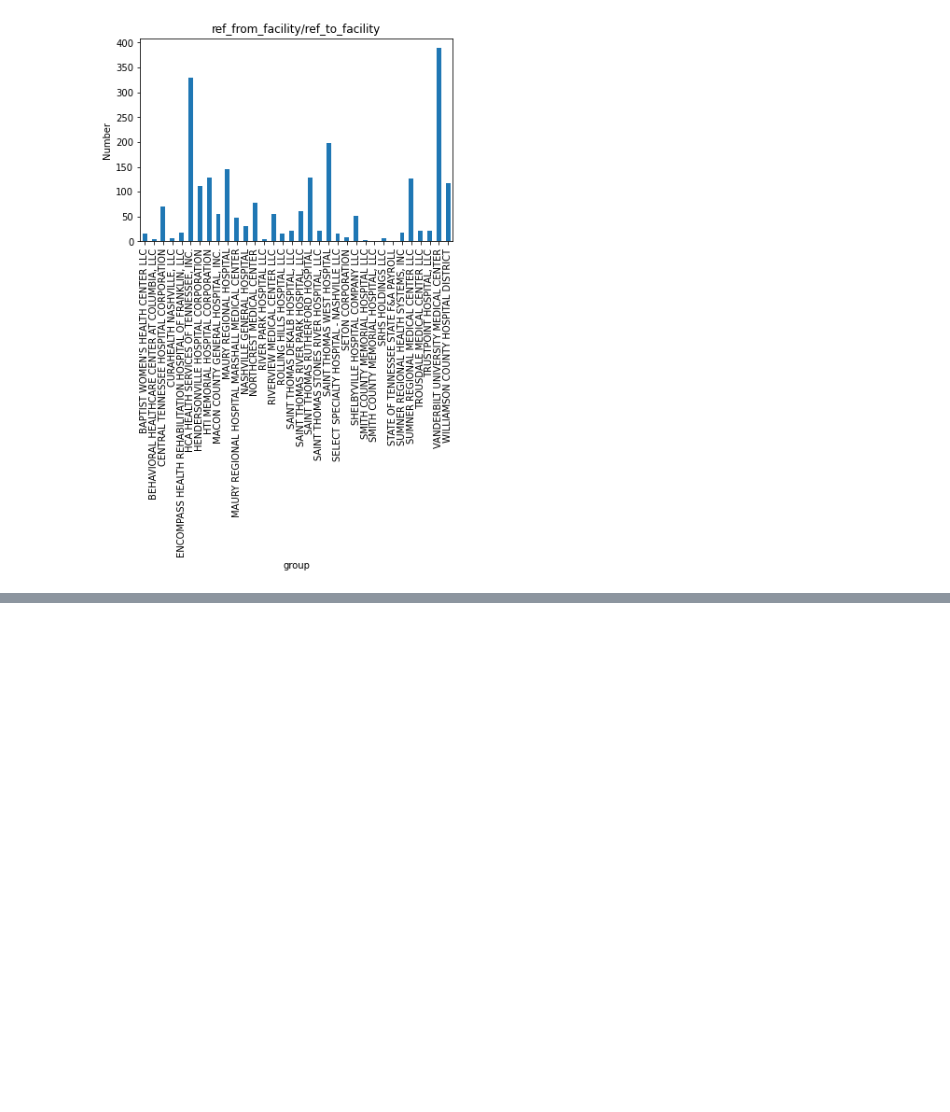
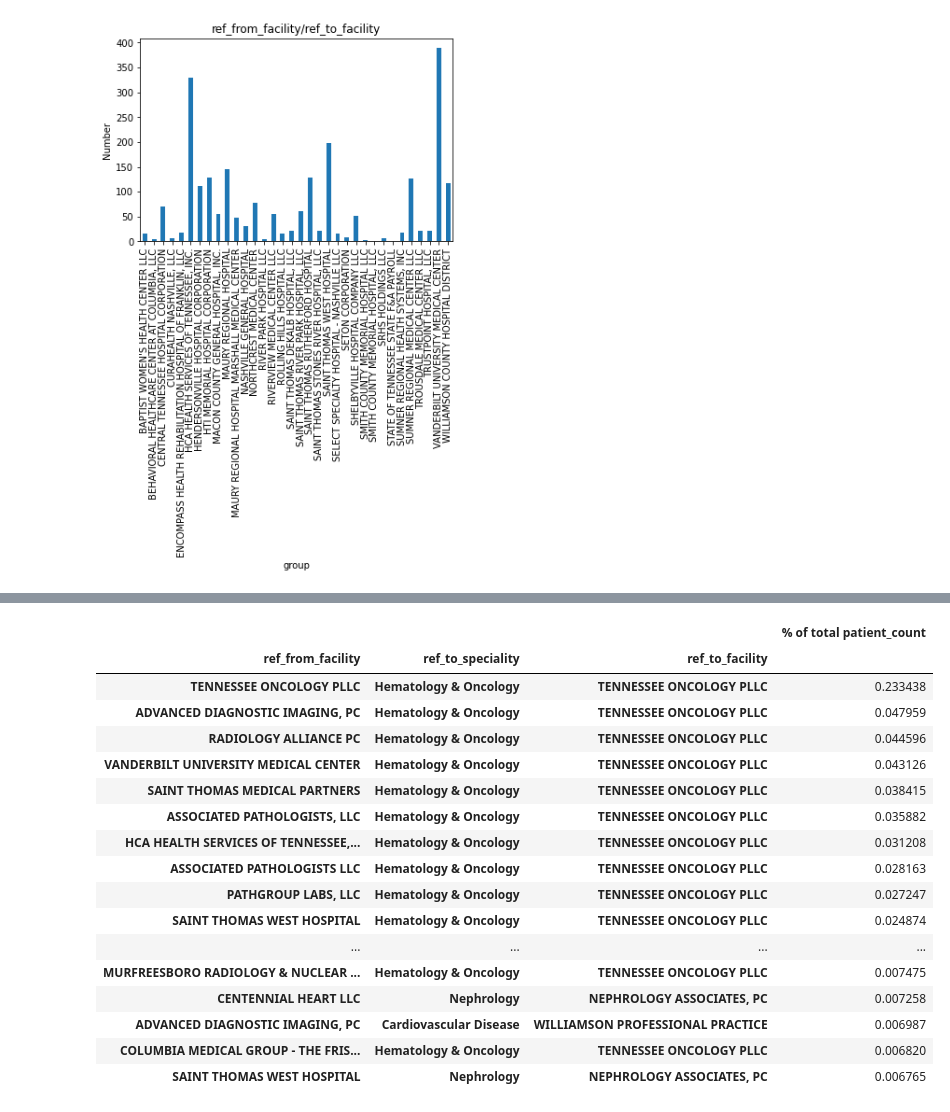
Before and after one commit to hcgreer/hop_team-team_blimp, a Jupyter notebook: hop_referal_dbsearch.ipynb, the cells around one changed output, grey strips where cells are left out. Saved outputs shown, nothing was run; the diff lists cells and outputs as text; code cells hidden in the pictures; blank space fills up the shorter version.

```diff
--- a/hop_referal_dbsearch.ipynb
+++ b/hop_referal_dbsearch.ipynb
@@ -2180,0 +2383,32 @@ array([nan, 'Allergy', 'Critical Care Medicine', 'Pain Medicine',
+# %%
+((((refto_from[(refto_from['ref_to_speciality'].isin(['Cardiovascular Disease','Hematology & Oncology', 'Nephrology', 'Family',
+ 'Pulmonary Disease', 'Interventional Cardiology', 'Neurology']))].groupby([ 'ref_from_facility','ref_to_speciality', 'ref_to_facility'  ])['patient_count'].sum())/(refto_from['patient_count'].sum()))*100)
+  .sort_values(ascending = False).to_frame()
+ .iloc[0:40]
+ .rename(columns={'patient_count': '% of total patient_count'})
+)
+
+# ((((refto_from[(refto_from['ref_to_speciality'].isin(['Cardiovascular Disease']))].groupby([ 'ref_from_facility','ref_to_speciality', 'ref_to_facility'  ])['patient_count'].sum())/(refto_from['patient_count'].sum()))*100)
+#   .sort_values(ascending = False).to_frame()
+#  .iloc[0:40]
+#  .rename(columns={'patient_count': '% of total patient_count'})
+# )
+# %% [output]
+|  |  |  | % of total patient_count |
+| ref_from_facility | ref_to_speciality | ref_to_facility |  |
+| TENNESSEE ONCOLOGY PLLC | Hematology & Oncology | TENNESSEE ONCOLOGY PLLC | 0.233438 |
+| ADVANCED DIAGNOSTIC IMAGING, PC | Hematology & Oncology | TENNESSEE ONCOLOGY PLLC | 0.047959 |
+| RADIOLOGY ALLIANCE PC | Hematology & Oncology | TENNESSEE ONCOLOGY PLLC | 0.044596 |
+| VANDERBILT UNIVERSITY MEDICAL CENTER | Hematology & Oncology | TENNESSEE ONCOLOGY PLLC | 0.043126 |
+| SAINT THOMAS MEDICAL PARTNERS | Hematology & Oncology | TENNESSEE ONCOLOGY PLLC | 0.038415 |
+| ASSOCIATED PATHOLOGISTS, LLC | Hematology & Oncology | TENNESSEE ONCOLOGY PLLC | 0.035882 |
+| HCA HEALTH SERVICES OF TENNESSEE,... | Hematology & Oncology | TENNESSEE ONCOLOGY PLLC | 0.031208 |
+| ASSOCIATED PATHOLOGISTS LLC | Hematology & Oncology | TENNESSEE ONCOLOGY PLLC | 0.028163 |
+| PATHGROUP LABS, LLC | Hematology & Oncology | TENNESSEE ONCOLOGY PLLC | 0.027247 |
+| SAINT THOMAS WEST HOSPITAL | Hematology & Oncology | TENNESSEE ONCOLOGY PLLC | 0.024874 |
+| ... | ... | ... | ... |
+| MURFREESBORO RADIOLOGY & NUCLEAR ... | Hematology & Oncology | TENNESSEE ONCOLOGY PLLC | 0.007475 |
+| CENTENNIAL HEART LLC | Nephrology | NEPHROLOGY ASSOCIATES, PC | 0.007258 |
+| ADVANCED DIAGNOSTIC IMAGING, PC | Cardiovascular Disease | WILLIAMSON PROFESSIONAL PRACTICE | 0.006987 |
+| COLUMBIA MEDICAL GROUP - THE FRIS... | Hematology & Oncology | TENNESSEE ONCOLOGY PLLC | 0.006820 |
+| SAINT THOMAS WEST HOSPITAL | Nephrology | NEPHROLOGY ASSOCIATES, PC | 0.006765 |
```
Also changed, not shown: parts of 115 cells of this notebook.
